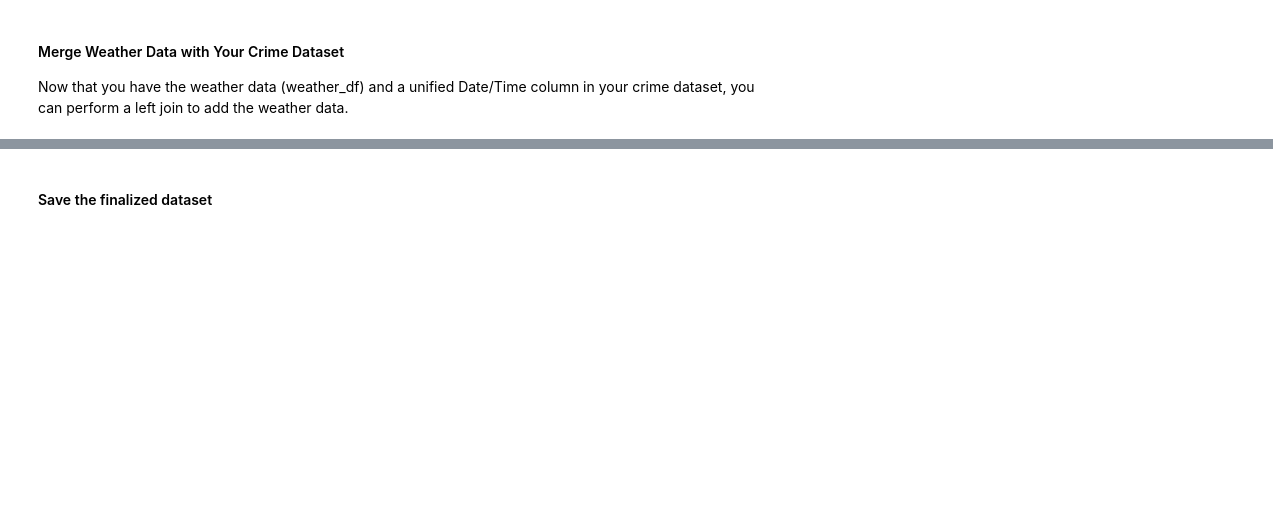
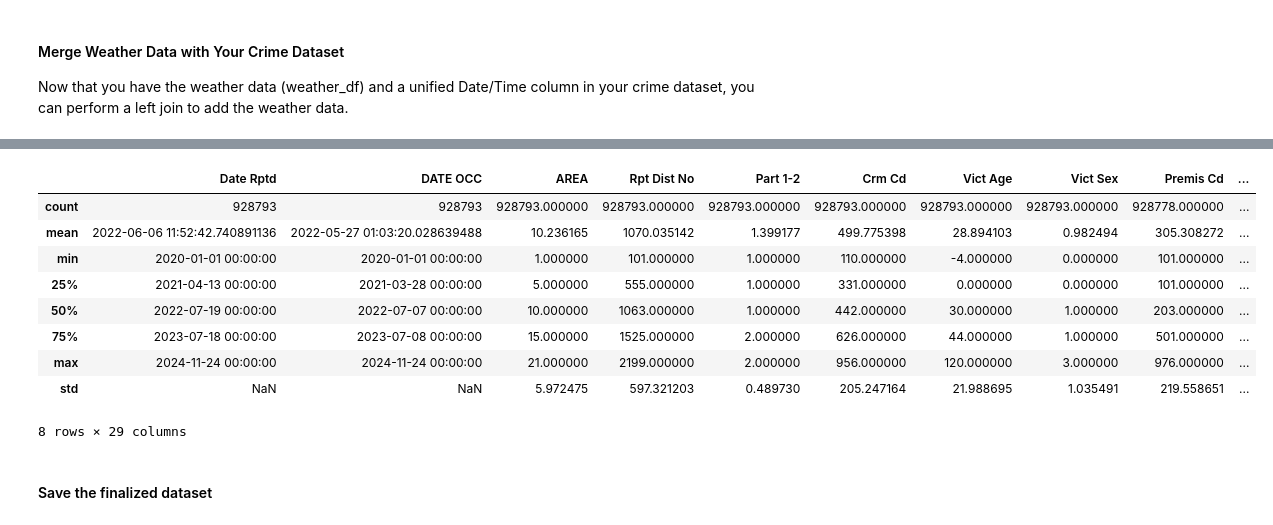
Before and after one commit to MalakaSupun/Crime-Data-Analysis-of-LAPD, a Jupyter notebook: Clean_Data.ipynb, the cells around one changed output, grey strips where cells are left out. Cells and saved outputs as stored; diff of their text form; code cells hidden in the pictures; blank space fills up the shorter version.

Commit message:
Update data clearing code

```diff
--- a/Clean_Data.ipynb
+++ b/Clean_Data.ipynb
@@ -212,16 +227,21 @@ data_hourly.index = data_hourly.index.tz_localize(None)
 data_hourly = data_hourly.resample('H').ffill().reset_index()
 
 # Select relevant columns
-weather_df = data_hourly[['time', 'temp', 'precip', 'humidity', 'windspeed', 'windgust']]
+weather_df = data_hourly[['time', 'temp','dwpt','rhum', 'prcp', 'wdir','wspd',  'pres','tsun','wpgt', 'snow' ]]
 weather_df = weather_df.rename(columns={
     'time': 'Date/Time',
     'temp': 'Temperature (°C)',
-    'precip': 'Precipitation (mm)',
-    'humidity': 'Humidity (%)',
-    'windspeed': 'Windspeed (km/h)',
-    'windgust': 'Wind Gust (km/h)'
+    'dwpt': 'Dew point (°C)',
+    'rhum': 'Humidity (%)',
+    'prcp': 'Precipitation (mm)',
+    'wdir': 'Wind Direction(degrees°)',
+    'wspd': 'Windspeed (km/h)',
+    'pres': 'Air pressure (hPa)',
+    'tsun': 'Sunshine total(min)',
+    'wpgt': 'Wind Gust (km/h)',
+    'snow': 'Snow depth(mm)'
 })
 
 # Display weather data
-print(weather_df.head())
+weather_df.head()
 # %% [output]
@@ -239,3 +295,16 @@ print(merged_df.head())
+# %%
+merged_df.describe()
+# %% [output]
+|  | Date Rptd | DATE OCC | AREA | Rpt Dist No | Part 1-2 | Crm Cd | Vict Age | Vict Sex | Premis Cd | ... |
+| count | 928793 | 928793 | 928793.000000 | 928793.000000 | 928793.000000 | 928793.000000 | 928793.000000 | 928793.000000 | 928778.000000 | ... |
+| mean | 2022-06-06 11:52:42.740891136 | 2022-05-27 01:03:20.028639488 | 10.236165 | 1070.035142 | 1.399177 | 499.775398 | 28.894103 | 0.982494 | 305.308272 | ... |
+| min | 2020-01-01 00:00:00 | 2020-01-01 00:00:00 | 1.000000 | 101.000000 | 1.000000 | 110.000000 | -4.000000 | 0.000000 | 101.000000 | ... |
+| 25% | 2021-04-13 00:00:00 | 2021-03-28 00:00:00 | 5.000000 | 555.000000 | 1.000000 | 331.000000 | 0.000000 | 0.000000 | 101.000000 | ... |
+| 50% | 2022-07-19 00:00:00 | 2022-07-07 00:00:00 | 10.000000 | 1063.000000 | 1.000000 | 442.000000 | 30.000000 | 1.000000 | 203.000000 | ... |
+| 75% | 2023-07-18 00:00:00 | 2023-07-08 00:00:00 | 15.000000 | 1525.000000 | 2.000000 | 626.000000 | 44.000000 | 1.000000 | 501.000000 | ... |
+| max | 2024-11-24 00:00:00 | 2024-11-24 00:00:00 | 21.000000 | 2199.000000 | 2.000000 | 956.000000 | 120.000000 | 3.000000 | 976.000000 | ... |
+| std | NaN | NaN | 5.972475 | 597.321203 | 0.489730 | 205.247164 | 21.988695 | 1.035491 | 219.558651 | ... |
+8 rows × 29 columns
 # %% [markdown]
 #### Save the finalized dataset
 # %%
```
Also changed, not shown: parts of 8 cells of this notebook.
